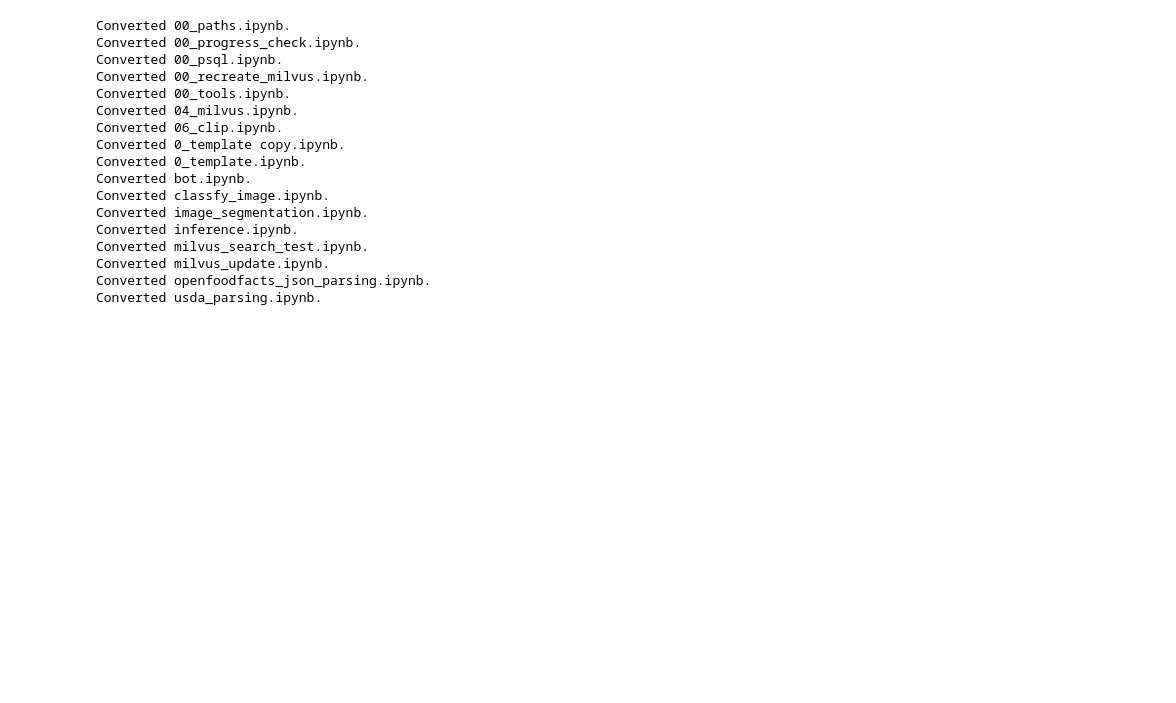
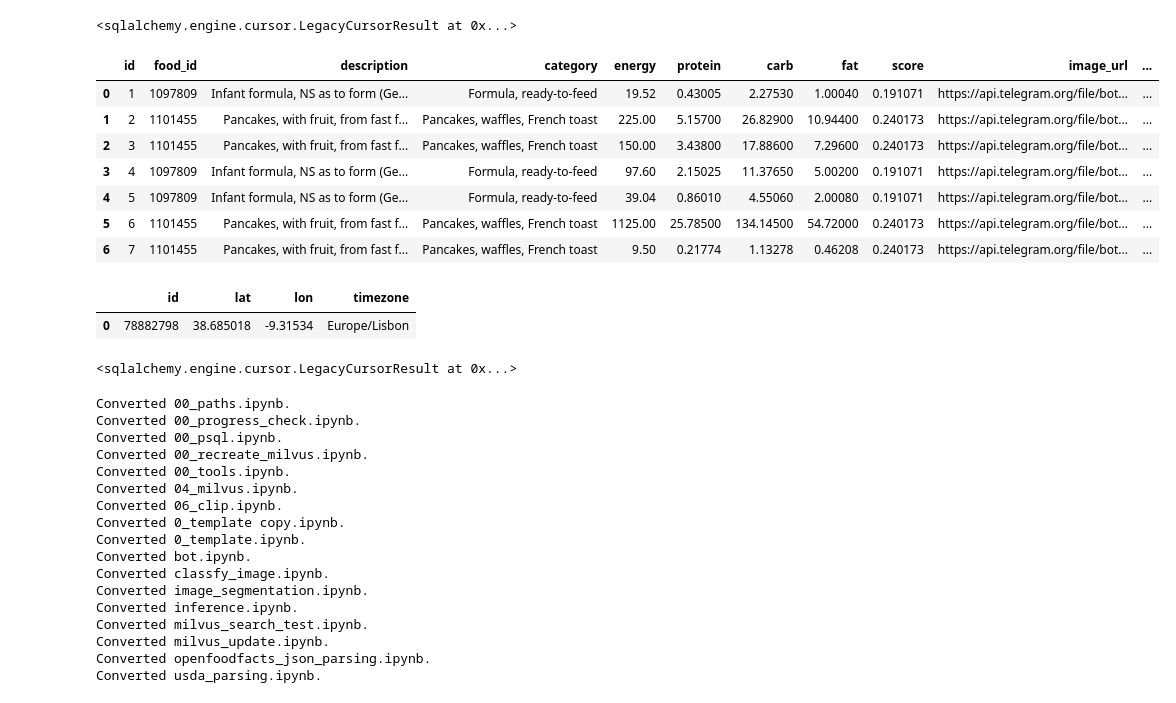
Before and after one commit to DmitriyG228/food, a Jupyter notebook: 00_psql.ipynb, the cells around one changed output. Drawn from its saved outputs; the diff is of its cells as text; code cells hidden in the pictures; blank space fills up the shorter version.

```diff
--- a/00_psql.ipynb
+++ b/00_psql.ipynb
@@ -157,3 +160,7 @@ class Foods_weighted (Base):
+# %%
+engine.execute(f'delete from portions where id in {tuple(d)}')
+# %% [output]
+<sqlalchemy.engine.cursor.LegacyCursorResult at 0x...>
 # %%
 #export
 class Indexed (Base):
@@ -178,3 +185,23 @@ class Dishes (Base):
     grams                = Column(Integer,  primary_key=False)
     measure_selected     = Column(String,   nullable=False)
     timestamp            = Column(DateTime(timezone=True), nullable=False)
+# %%
+pd.read_sql('select * from dishes_test',engine)
+# %% [output]
+|  | id | food_id | description | category | energy | protein | carb | fat | score | image_url | ... |
+| 0 | 1 | 1097809 | Infant formula, NS as to form (Ge... | Formula, ready-to-feed | 19.52 | 0.43005 | 2.27530 | 1.00040 | 0.191071 | https://api.telegram.org/file/bot... | ... |
+| 1 | 2 | 1101455 | Pancakes, with fruit, from fast f... | Pancakes, waffles, French toast | 225.00 | 5.15700 | 26.82900 | 10.94400 | 0.240173 | https://api.telegram.org/file/bot... | ... |
+| 2 | 3 | 1101455 | Pancakes, with fruit, from fast f... | Pancakes, waffles, French toast | 150.00 | 3.43800 | 17.88600 | 7.29600 | 0.240173 | https://api.telegram.org/file/bot... | ... |
+| 3 | 4 | 1097809 | Infant formula, NS as to form (Ge... | Formula, ready-to-feed | 97.60 | 2.15025 | 11.37650 | 5.00200 | 0.191071 | https://api.telegram.org/file/bot... | ... |
+| 4 | 5 | 1097809 | Infant formula, NS as to form (Ge... | Formula, ready-to-feed | 39.04 | 0.86010 | 4.55060 | 2.00080 | 0.191071 | https://api.telegram.org/file/bot... | ... |
+| 5 | 6 | 1101455 | Pancakes, with fruit, from fast f... | Pancakes, waffles, French toast | 1125.00 | 25.78500 | 134.14500 | 54.72000 | 0.240173 | https://api.telegram.org/file/bot... | ... |
+| 6 | 7 | 1101455 | Pancakes, with fruit, from fast f... | Pancakes, waffles, French toast | 9.50 | 0.21774 | 1.13278 | 0.46208 | 0.240173 | https://api.telegram.org/file/bot... | ... |
+# %%
+pd.read_sql('select * from users_test',engine)
+# %% [output]
+|  | id | lat | lon | timezone |
+| 0 | 78882798 | 38.685018 | -9.31534 | Europe/Lisbon |
+# %%
+engine.execute('truncate table dishes_test')
+# %% [output]
+<sqlalchemy.engine.cursor.LegacyCursorResult at 0x...>
```
Also changed, not shown: parts of 7 cells of this notebook, 8 other files.
